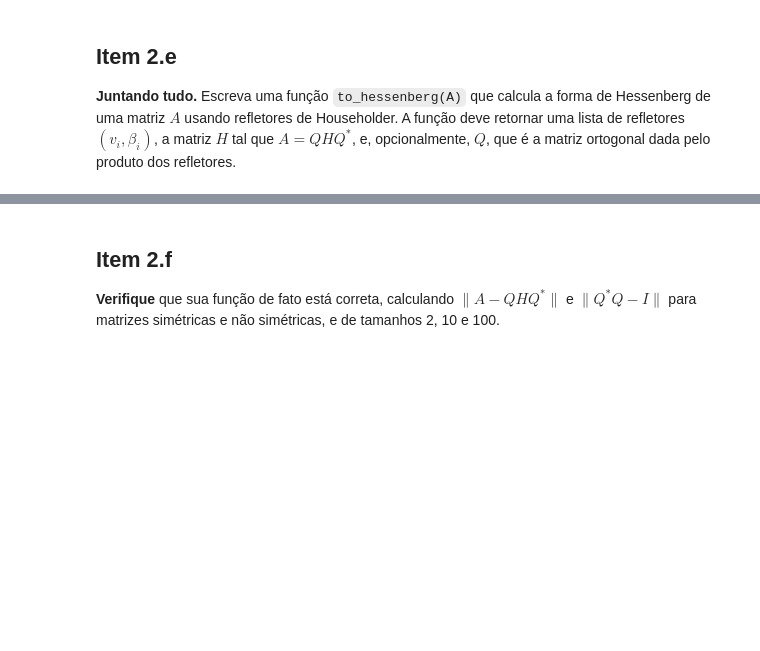
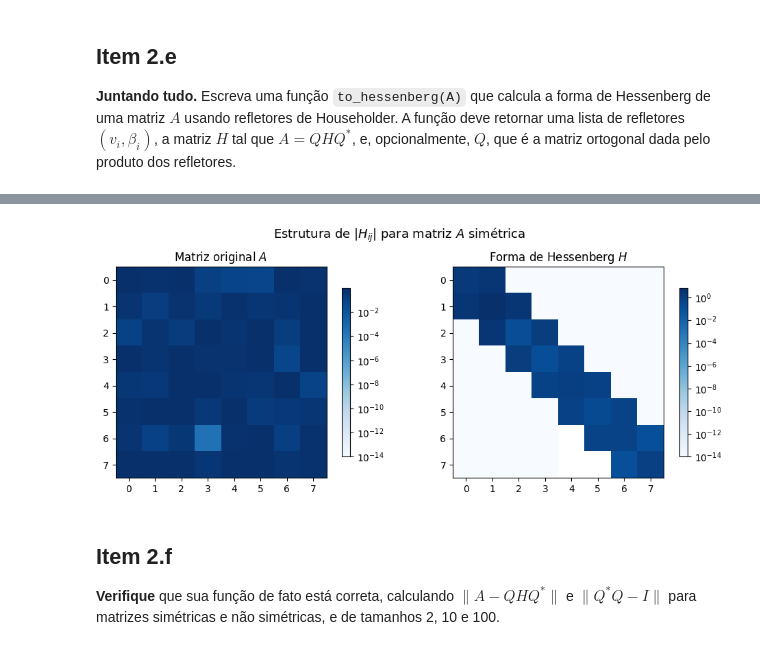
Before and after one commit to d4ruh/ALN_proj_04, a Jupyter notebook: q2.ipynb, the cells around one changed output, grey strips where cells are left out. Saved outputs shown, nothing was run; the diff lists cells and outputs as text; code cells hidden in the pictures; blank space fills up the shorter version.

```diff
--- a/q2.ipynb
+++ b/q2.ipynb
@@ -190,0 +229,9 @@ def apply_reflector(v, beta, b):
+# %%
+def rev_apply_reflector(v, beta, A):
+    k = len(v)
+    if beta == 0:
+        return A.copy()
+    A_out = A.copy().astype(A.dtype)
+    w = A_out[:, -k:] @ v             # shape (n,)
+    A_out[:, -k:] -= beta * np.outer(w, v)
+    return A_out
@@ -194,3 +336,21 @@ def apply_reflector(v, beta, b):
+# %%
+A_vis = rng.random((8, 8))
+A_sim = A_vis + A_vis.T
+_, H_vis, _ = to_hessenberg(A_sim)
+
+fig, axes = plt.subplots(1, 2, figsize=(10, 4))
+for ax, M, title in zip(axes, [A_vis, H_vis], ['Matriz original $A$', 'Forma de Hessenberg $H$']):
+    im = ax.imshow(np.abs(M), norm=mcolors.LogNorm(vmin=1e-14, vmax=np.abs(M).max()+1e-10),
+                   cmap='Blues')
+    ax.set_title(title, fontsize=12)
+    ax.set_xticks(range(8)); ax.set_yticks(range(8))
+    plt.colorbar(im, ax=ax, shrink=0.8)
+
+plt.suptitle('Estrutura de $|H_{ij}|$ para matriz $A$ simétrica', fontsize=13)
+plt.tight_layout()
+plt.show()
+# %% [output]
+[figure, added]
 # %% [markdown]
 ## **Item 2.f**
 **Verifique** que sua função de fato está correta, calculando $\|A - Q H Q^*\|$ e $\|Q^* Q - I\|$ para matrizes simétricas e não simétricas, e de tamanhos 2, 10 e 100.
```
Also changed, not shown: parts of 14 cells of this notebook.
